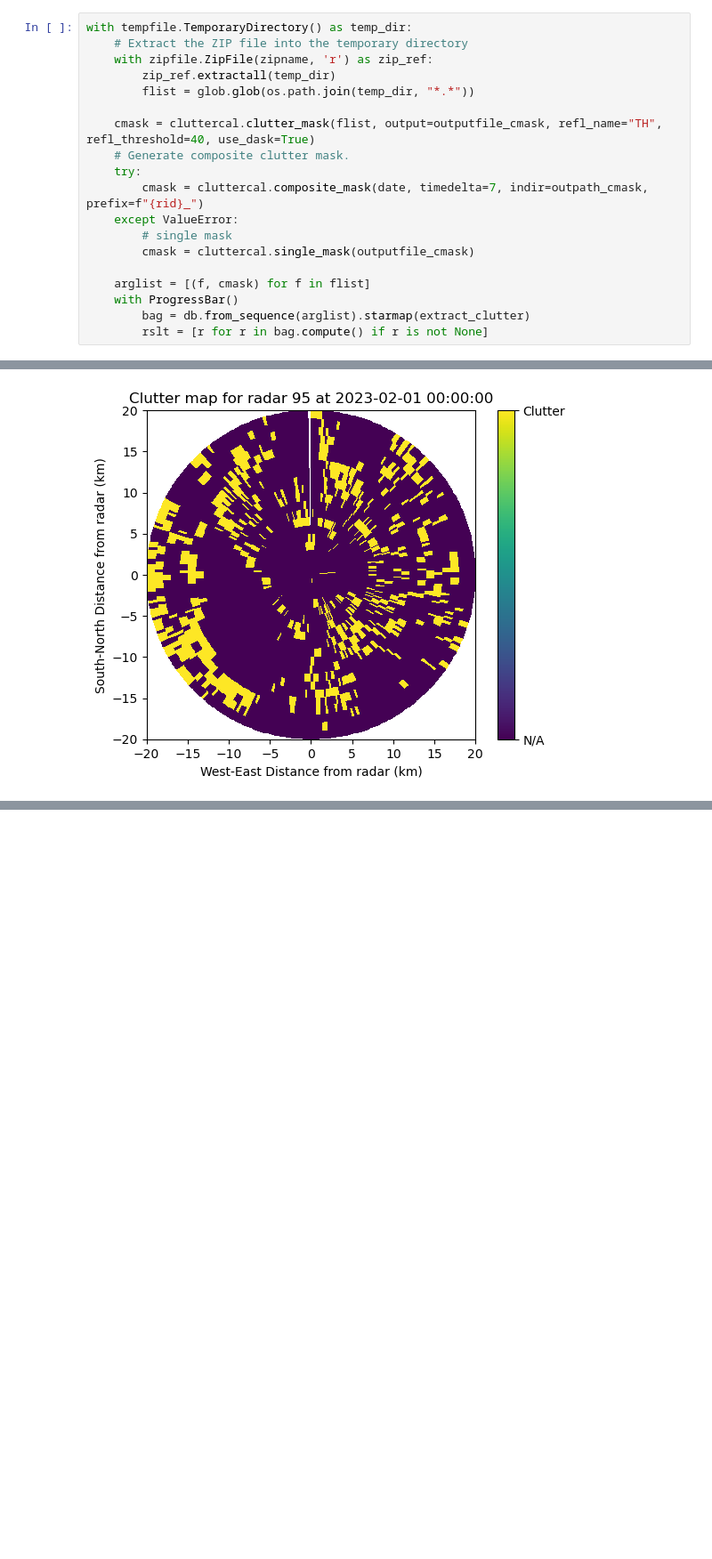
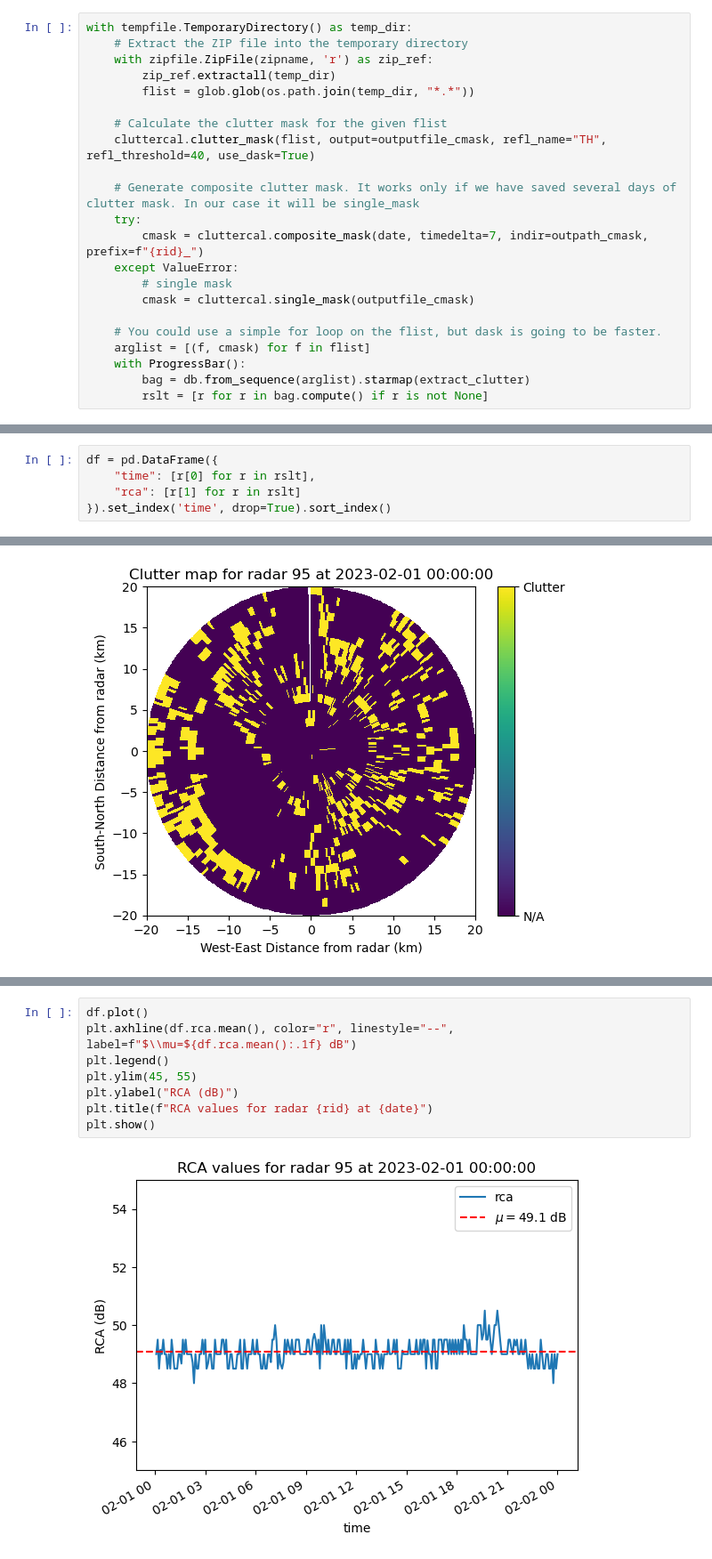
Before and after one commit to vlouf/cluttercal, a Jupyter notebook: example/Cluttercal process example.ipynb, the cells around one changed output, grey strips where cells are left out. Shown at 89% size. Cells and saved outputs as stored; diff of their text form; blank space fills up the shorter version.

```diff
--- a/example/Cluttercal process example.ipynb
+++ b/example/Cluttercal process example.ipynb
@@ -90,16 +123,19 @@ with tempfile.TemporaryDirectory() as temp_dir:
         zip_ref.extractall(temp_dir)
         flist = glob.glob(os.path.join(temp_dir, "*.*"))
 
-    cmask = cluttercal.clutter_mask(flist, output=outputfile_cmask, refl_name="TH", refl_threshold=40, use_dask=True)
-    # Generate composite clutter mask.
+    # Calculate the clutter mask for the given flist
+    cluttercal.clutter_mask(flist, output=outputfile_cmask, refl_name="TH", refl_threshold=40, use_dask=True)
+
+    # Generate composite clutter mask. It works only if we have saved several days of clutter mask. In our case it will be single_mask
     try:
         cmask = cluttercal.composite_mask(date, timedelta=7, indir=outpath_cmask, prefix=f"{rid}_")
     except ValueError:
         # single mask
         cmask = cluttercal.single_mask(outputfile_cmask)
 
+    # You could use a simple for loop on the flist, but dask is going to be faster.
     arglist = [(f, cmask) for f in flist]
-    with ProgressBar()
+    with ProgressBar():
         bag = db.from_sequence(arglist).starmap(extract_clutter)
         rslt = [r for r in bag.compute() if r is not None]
 # %% [output]
@@ -166,3 +236,8 @@ Clutter mask ./cmask/95_20230201.nc created.
+# %%
+df = pd.DataFrame({
+    "time": [r[0] for r in rslt],
+    "rca": [r[1] for r in rslt]
+}).set_index('time', drop=True).sort_index()
 # %%
 azi = np.arange(0, 360)
 theta = np.deg2rad((450 - azi) % 360)
@@ -187,0 +261,10 @@ extract_clutter()
+# %%
+df.plot()
+plt.axhline(df.rca.mean(), color="r", linestyle="--", label=f"$\\mu=${df.rca.mean():.1f} dB")
+plt.legend()
+plt.ylim(45, 55)
+plt.ylabel("RCA (dB)")
+plt.title(f"RCA values for radar {rid} at {date}")
+plt.show()
+# %% [output]
+[figure, added]
```
Also changed, not shown: parts of 6 cells of this notebook.
